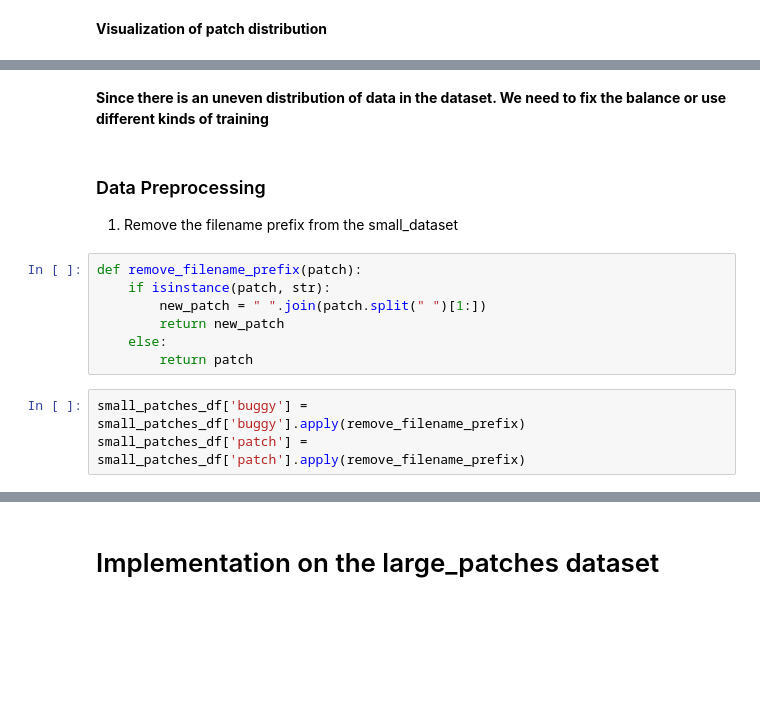
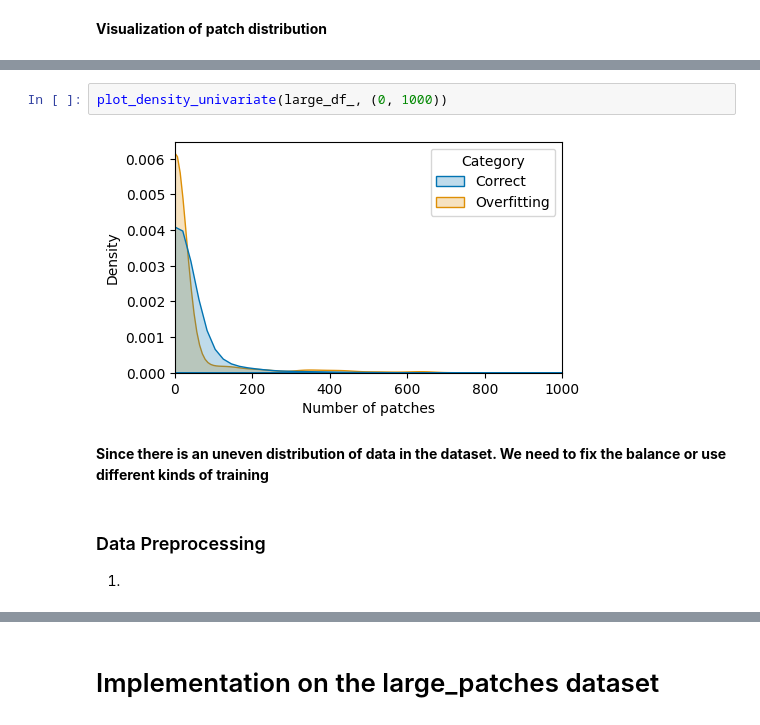
Before and after one commit to JoyKrishan/PACO, a Jupyter notebook: notebooks/data_preprocessing_visual.ipynb, the cells around one changed output, grey strips where cells are left out. Cells and saved outputs as stored; diff of their text form; blank space fills up the shorter version.

```diff
--- a/notebooks/data_preprocessing_visual.ipynb
+++ b/notebooks/data_preprocessing_visual.ipynb
@@ -93,19 +151,13 @@ plot_density_graph(small_df_, len(small_df_))
+# %%
+plot_density_univariate(large_df_, (0, 1000))
+# %% [output]
+[figure, added]
 # %% [markdown]
 **Since there is an uneven distribution of data in the dataset. We need to fix the balance or use different kinds of training**
 # %% [markdown]
 ### Data Preprocessing
 
-1. Remove the filename prefix from the small_dataset
+1.
-# %%
-def remove_filename_prefix(patch):
-    if isinstance(patch, str):
-        new_patch = " ".join(patch.split(" ")[1:])
-        return new_patch
-    else:
-        return patch
-# %%
-small_patches_df['buggy'] = small_patches_df['buggy'].apply(remove_filename_prefix)
-small_patches_df['patch'] = small_patches_df['patch'].apply(remove_filename_prefix)
 # %%
 small_patches_df.iloc[0]['buggy']
 # %% [output]
```
Also changed, not shown: parts of 31 cells of this notebook.
